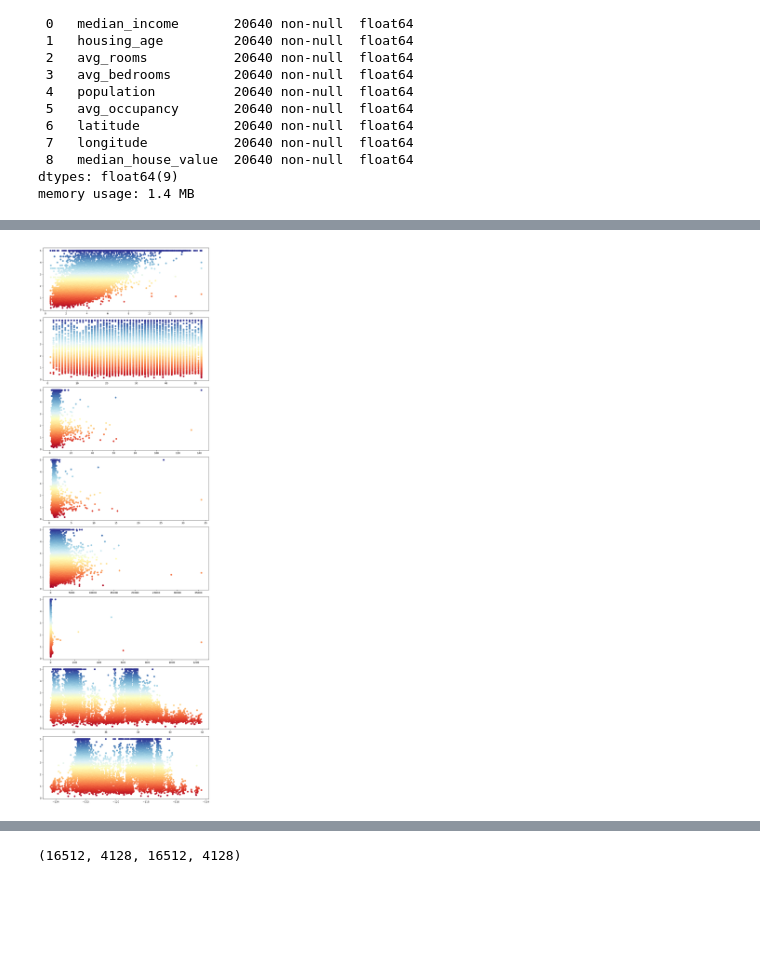
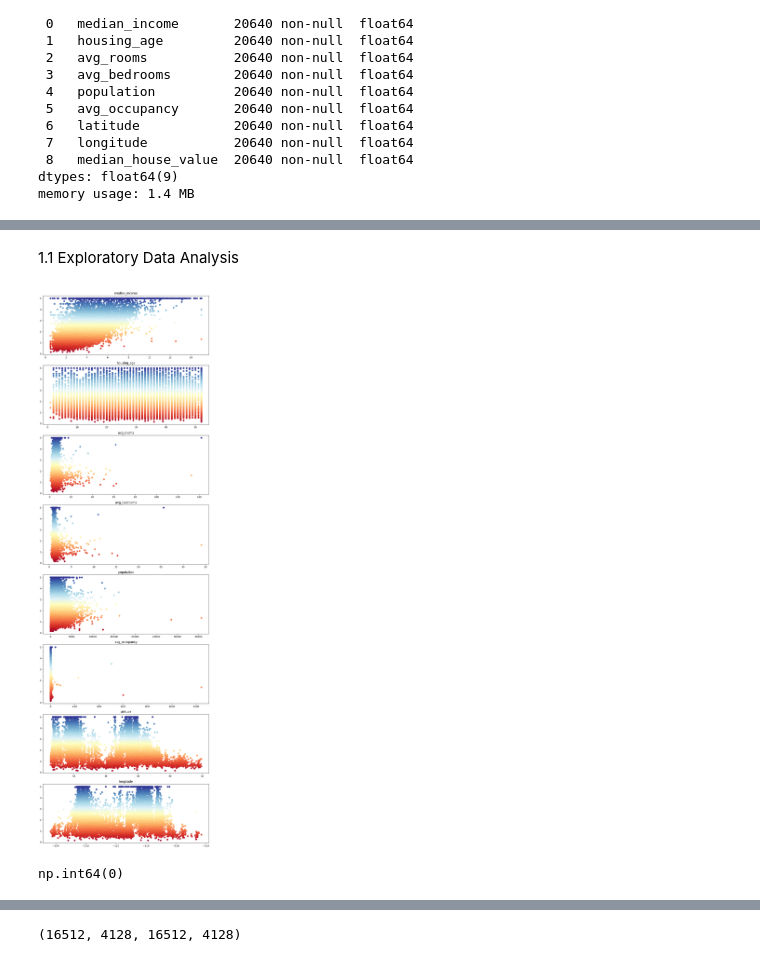
Before and after one commit to matcze/tensorflow_algorithm, a Jupyter notebook: tensorflow_algoritm.ipynb, the cells around one changed output, grey strips where cells are left out. Drawn from its saved outputs; the diff is of its cells as text; code cells hidden in the pictures; blank space fills up the shorter version.

```diff
--- a/tensorflow_algoritm.ipynb
+++ b/tensorflow_algoritm.ipynb
@@ -81,22 +81,28 @@ housing.corr()
 | latitude | -0.079809 | 0.011173 | 0.106389 | 0.069721 | -0.108785 | 0.002366 | 1.000000 | -0.924664 | ... |
 | longitude | -0.015176 | -0.108197 | -0.027540 | 0.013344 | 0.099773 | 0.002476 | -0.924664 | 1.000000 | ... |
 | median_house_value | 0.688075 | 0.105623 | 0.151948 | -0.046701 | -0.024650 | -0.023737 | -0.144160 | -0.045967 | ... |
+# %% [markdown]
+1.1 Exploratory Data Analysis
 # %%
 features  = new_column_names[:-1]
 fig, ax = plt.subplots(8, figsize=(10, 8*4))
 ax = ax.flatten()
 
 for i, label in enumerate(features):
     # sns.violinplot(x=housing[label], y=housing['median_house_value'], ax=ax[i])
-    # ax[i].set_title(label)
     ax[i].scatter(x=housing[label], y=housing['median_house_value'], c=housing['median_house_value'], cmap=plt.cm.RdYlBu)
+    ax[i].set_title(label)
 
 
 
 for j in range(i + 1, len(ax)):
     ax[j].axis("off")
 
 plt.tight_layout()
 plt.show()
 # %% [output]
-[figure, old version]
+[figure, new version]
+# %%
+housing.duplicated().sum()
+# %% [output]
+np.int64(0)
```
Also changed, not shown: parts of 13 cells of this notebook.
